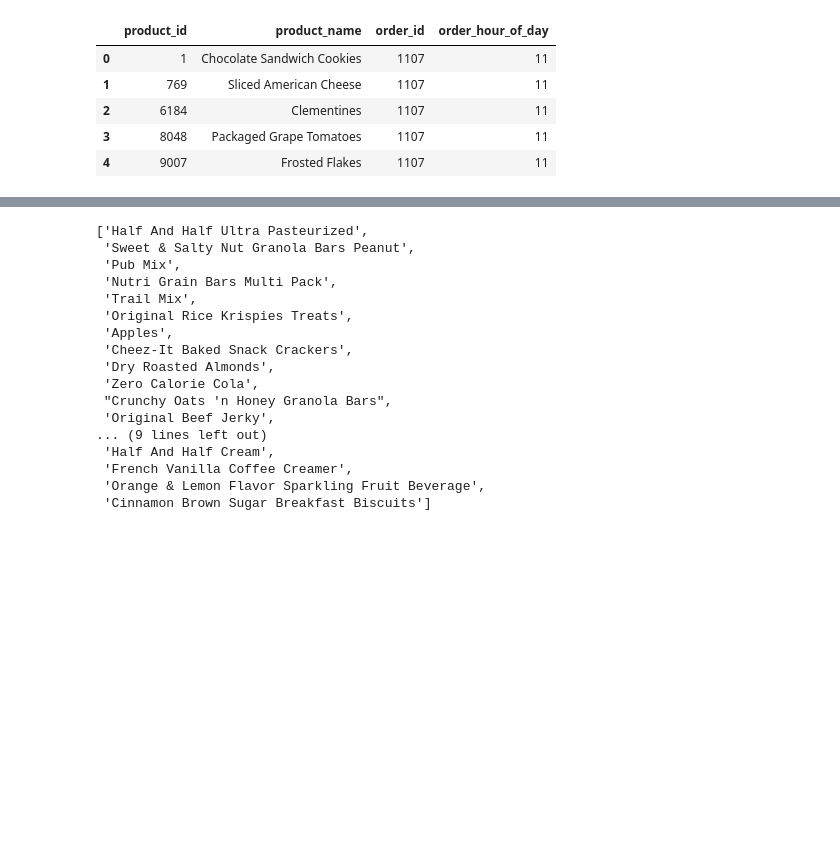
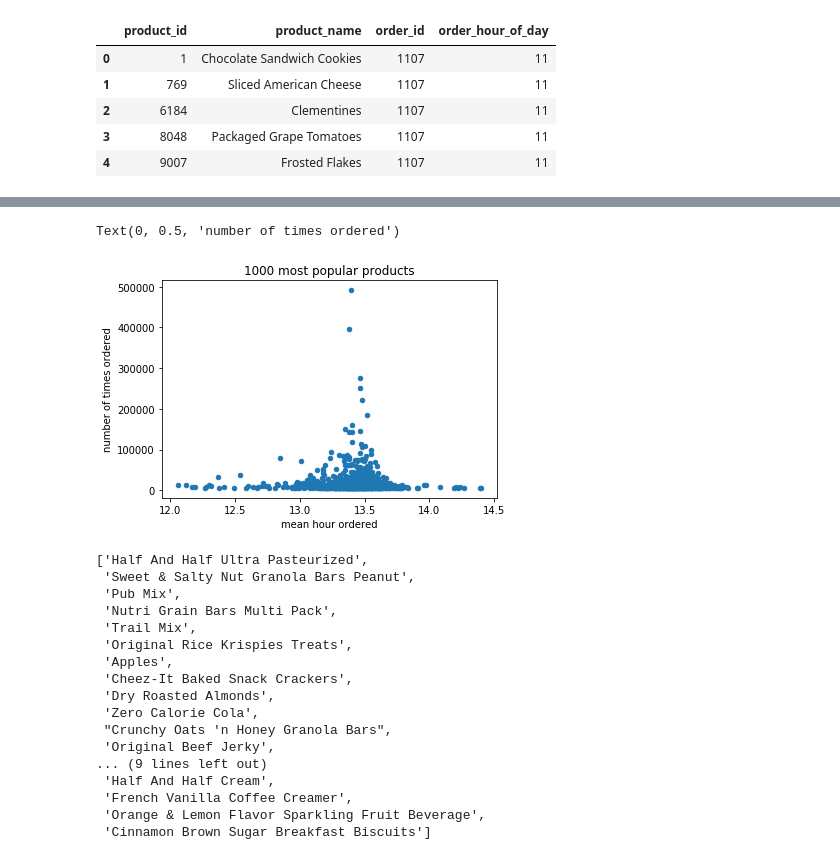
Before and after one commit to spentaur/DS-Unit-1-Sprint-2-Data-Wrangling-and-Storytelling, a Jupyter notebook: module1-join-and-reshape-data/LS_DS_121_Join_and_Reshape_Data.ipynb, the cells around one changed output, grey strips where cells are left out. Cells and saved outputs as stored; diff of their text form; code cells hidden in the pictures; blank space fills up the shorter version.

```diff
--- a/module1-join-and-reshape-data/LS_DS_121_Join_and_Reshape_Data.ipynb
+++ b/module1-join-and-reshape-data/LS_DS_121_Join_and_Reshape_Data.ipynb
@@ -784,3 +805,12 @@ early_ct = early_ct[early_names]
+# %%
+most_pop_prod = popular_products.nlargest(1000, 'count')
+most_pop_prod.plot.scatter('mean_hour', 'count')
+plt.title('1000 most popular products')
+plt.xlabel('mean hour ordered')
+plt.ylabel('number of times ordered')
+# %% [output]
+Text(0, 0.5, 'number of times ordered')
+[figure, added]
 # %%
 early_names
 # %% [output]
```
Also changed, not shown: parts of 4 cells of this notebook.
